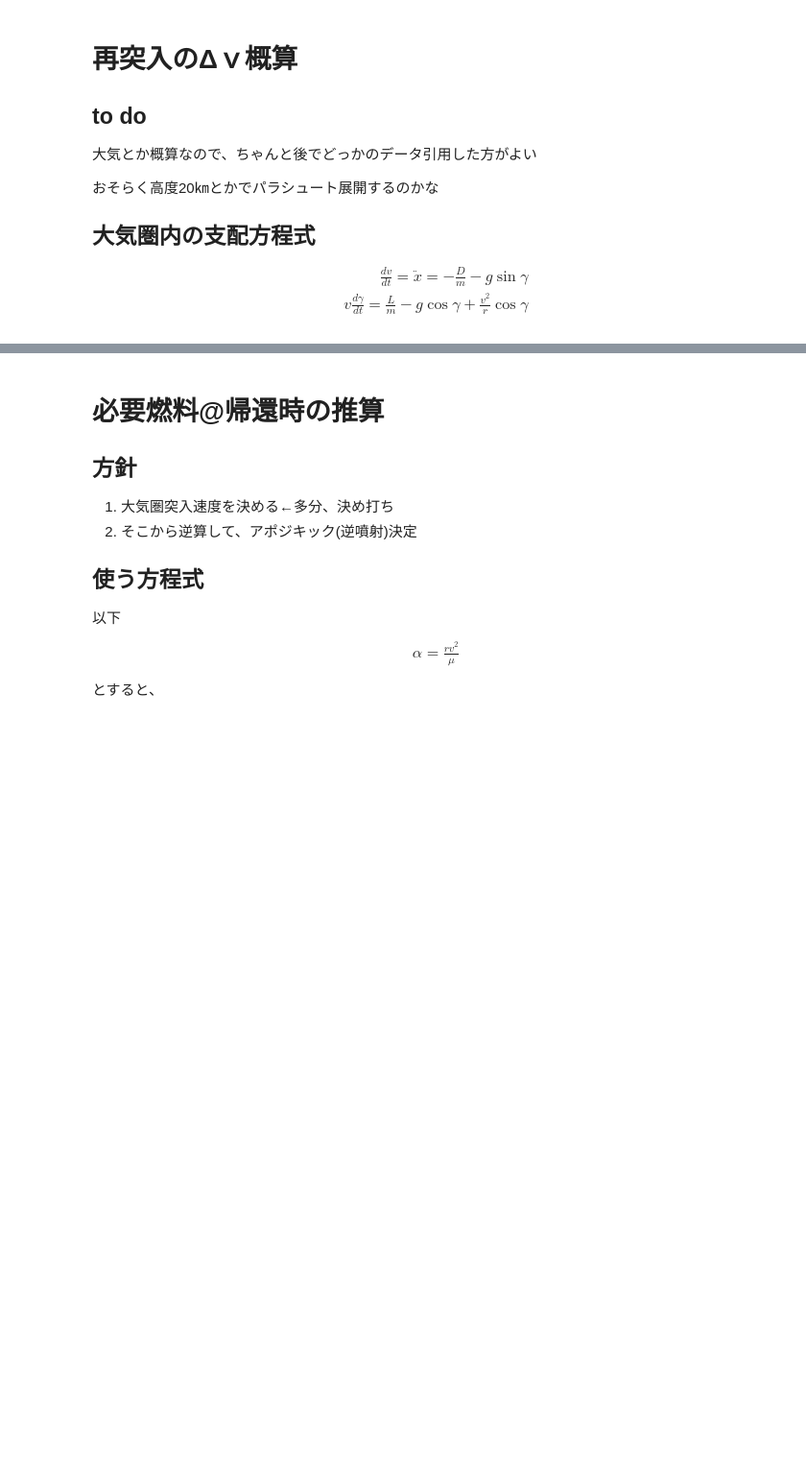
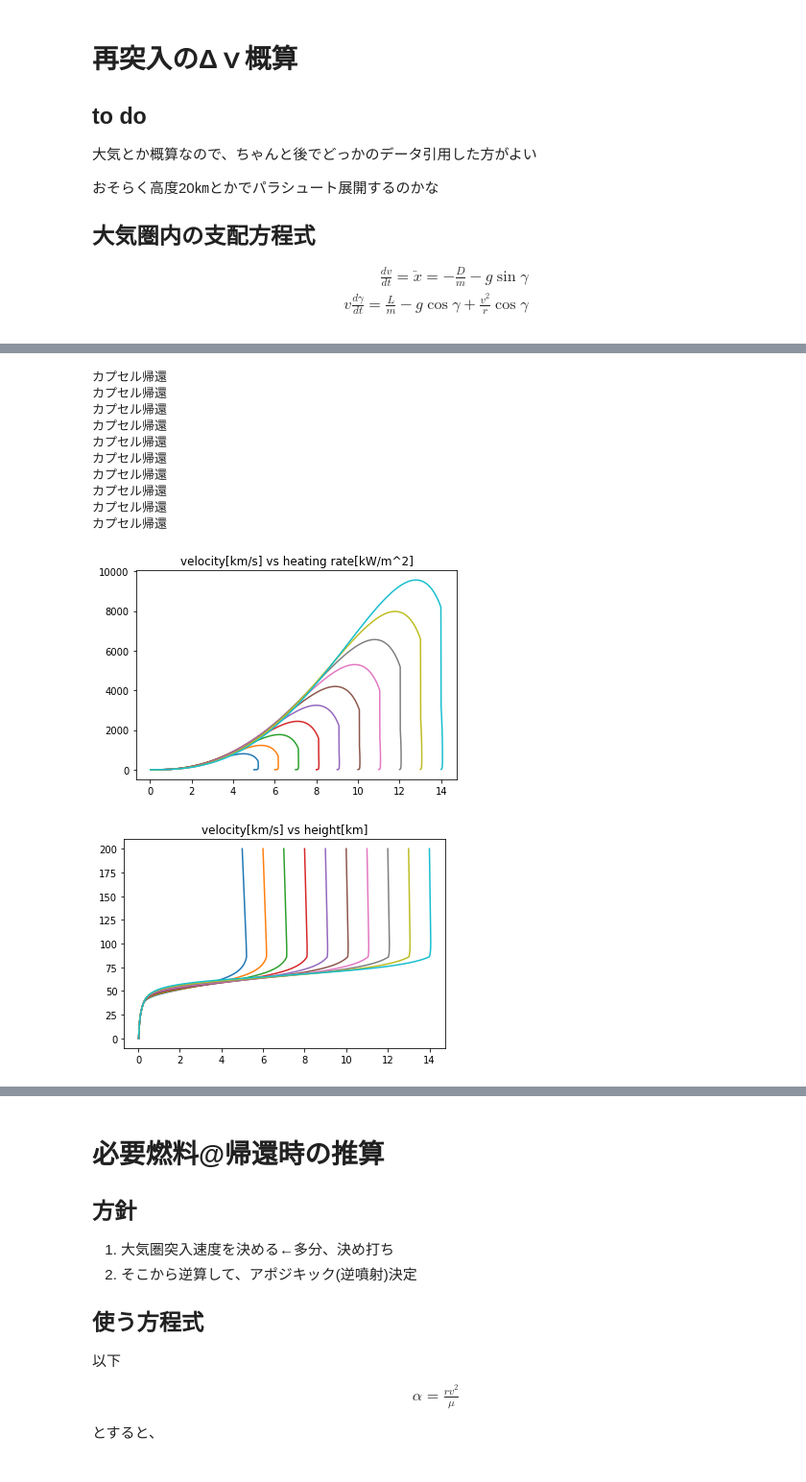
Before and after one commit to kminoda/seed_bank_in_space, a Jupyter notebook: src/delta_v_simu.ipynb, the cells around one changed output, grey strips where cells are left out. Shown at 96% size. Saved outputs shown, nothing was run; the diff lists cells and outputs as text; code cells hidden in the pictures; blank space fills up the shorter version.

```diff
--- a/src/delta_v_simu.ipynb
+++ b/src/delta_v_simu.ipynb
@@ -160,11 +209,0 @@ plt.show()
-# %%
-v_ent_lst = np.arange(5,15,1)
-gamma_ent = -10
-for v_ent in v_ent_lst:
-    print(v_ent)
-    time, height, v, gamma, heat_rate = re_entry(v_ent, gamma_ent)
-    plt.subplot(2,1,1)
-    plt.plot(v, height)
-    plt.subplot(2,1,2)
-    plt.plot(v, heat_rate)
-plt.show()
@@ -194,0 +210,38 @@ Adding an axes using the same arguments as a previous axes currently reuses the
+# %%
+v_ent_lst = np.arange(5,15,1)
+gamma_ent = -10
+#plt.figure(figsize=(6,8))
+height_lst = []
+v_lst = []
+heat_lst = []
+for v_ent in v_ent_lst:
+    #print(v_ent)
+    time, height, v, gamma, heat_rate = re_entry(v_ent, gamma_ent)
+    height_lst.append(height)
+    v_lst.append(v)
+    heat_lst.append(heat_rate)
+
+for i in range(len(v_lst)):
+    plt.plot(v_lst[i], heat_lst[i])
+    plt.title("velocity[km/s] vs heating rate[kW/m^2]")
+plt.savefig('../output/reentry_v-heatrate.png',dpi=100)
+plt.show()
+
+for i in range(len(v_lst)):
+    plt.plot(v_lst[i], height_lst[i])
+    plt.title("velocity[km/s] vs height[km]")
+plt.savefig('../output/reentry_v-height.png',dpi=100)
+plt.show()
+# %% [output]
+カプセル帰還
+カプセル帰還
+カプセル帰還
+カプセル帰還
+カプセル帰還
+カプセル帰還
+カプセル帰還
+カプセル帰還
+カプセル帰還
+カプセル帰還
+[figure, added]
+[figure, added]
```
Also changed, not shown: parts of 9 cells of this notebook, 2 other files.
